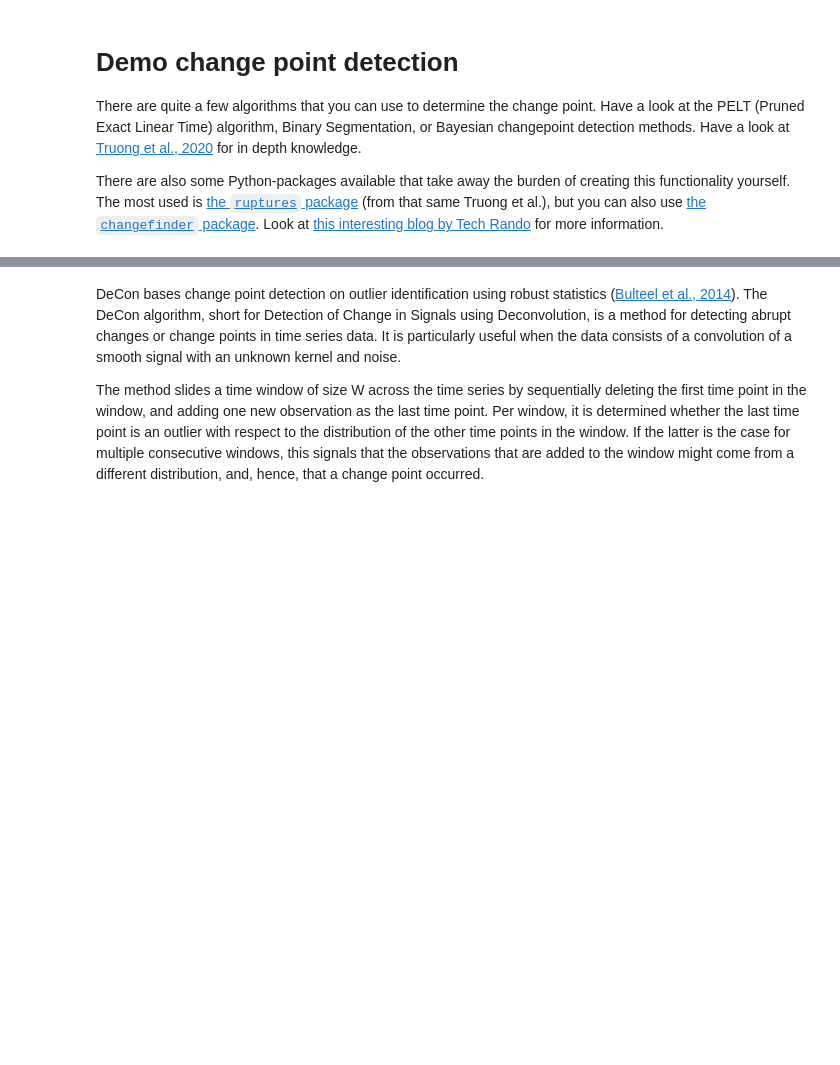
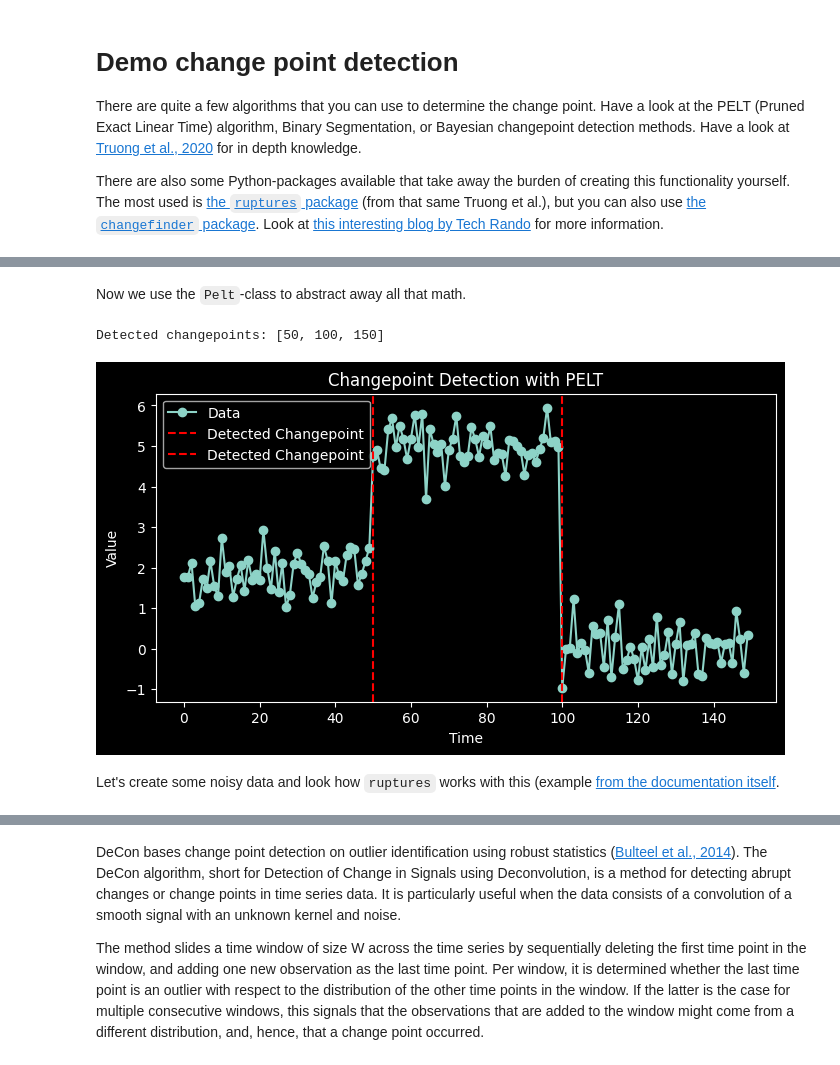
Before and after one commit to fenna/BFVM23PROGRAM3, a Jupyter notebook: demos/demo_changepoint_detection.ipynb, the cells around one changed output, grey strips where cells are left out. Drawn from its saved outputs; the diff is of its cells as text; code cells hidden in the pictures; blank space fills up the shorter version.

```diff
--- a/demos/demo_changepoint_detection.ipynb
+++ b/demos/demo_changepoint_detection.ipynb
@@ -35,0 +47,10 @@ plt.savefig('multivariate.png')
+# %%
+# Define the cost function: just use a standard SSE
+def cost_func(segment):
+    """Computes the cost (sum of squared differences from the mean) of a segment."""
+    mean = np.mean(segment)
+    return np.sum((segment - mean) ** 2)
+
+# Example: Compute cost for first 20 points and first 50 points
+#print("Cost for segment [0:20]:", cost_func(data[0:20]))
+#print("Cost for segment [0:50]:", cost_func(data[0:50]))
@@ -35,0 +121,31 @@ plt.savefig('multivariate.png')
+# %% [markdown]
+Now we use the `Pelt`-class to abstract away all that math.
+# %%
+data = np.concatenate([
+    np.random.normal(2, 0.5, 50),
+    np.random.normal(5, 0.5, 50),
+    np.random.normal(0, 0.5, 50)
+])
+
+
+algo = rpt.Pelt(model="rbf").fit(data)
+changepoints = algo.predict(pen=5)  # Adjust 'pen' for sensitivity
+
+# Print detected changepoints
+print("Detected changepoints:", changepoints)
+
+# Plot the data with detected changepoint
+plt.figure(figsize=(8, 4))
+plt.plot(data, label="Data", marker="o")
+for cp in changepoints[:-1]:  # Ignore the last changepoint (end of data)
+    plt.axvline(cp, color='r', linestyle="--", label="Detected Changepoint")
+plt.legend()
+plt.title("Changepoint Detection with PELT")
+plt.xlabel("Time")
+plt.ylabel("Value")
+plt.show()
+# %% [output]
+Detected changepoints: [50, 100, 150]
+[figure, added]
+# %% [markdown]
+Let's create some noisy data and look how `ruptures` works with this (example [from the documentation itself](https://pypi.org/project/ruptures/).
```
Also changed, not shown: parts of 16 cells of this notebook.
